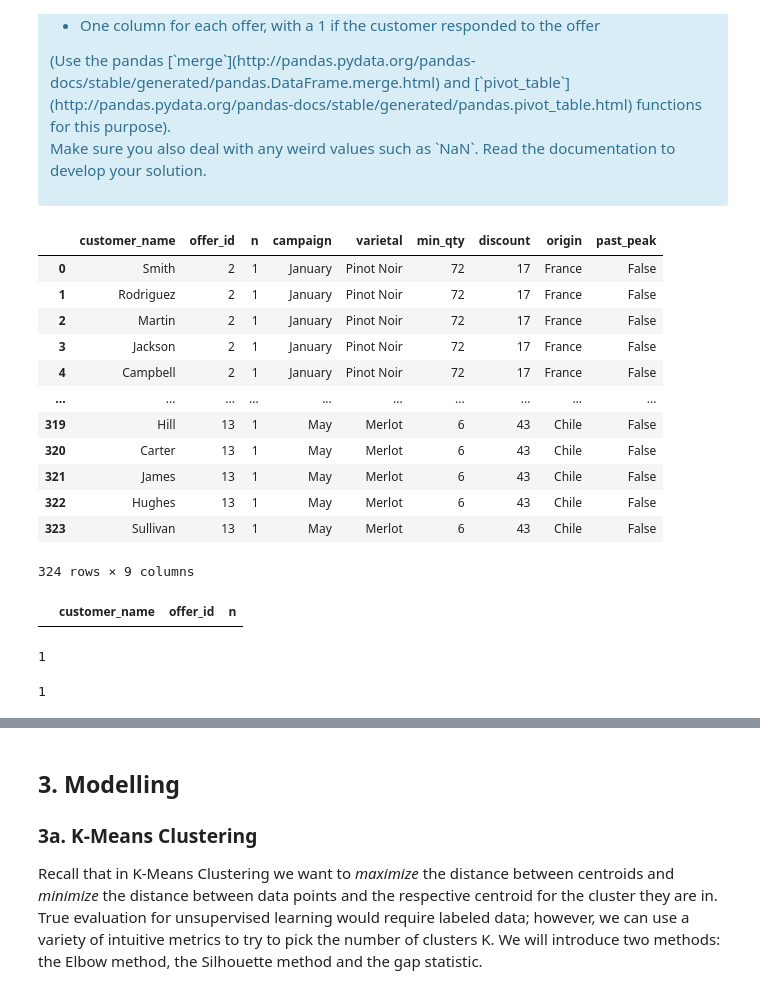
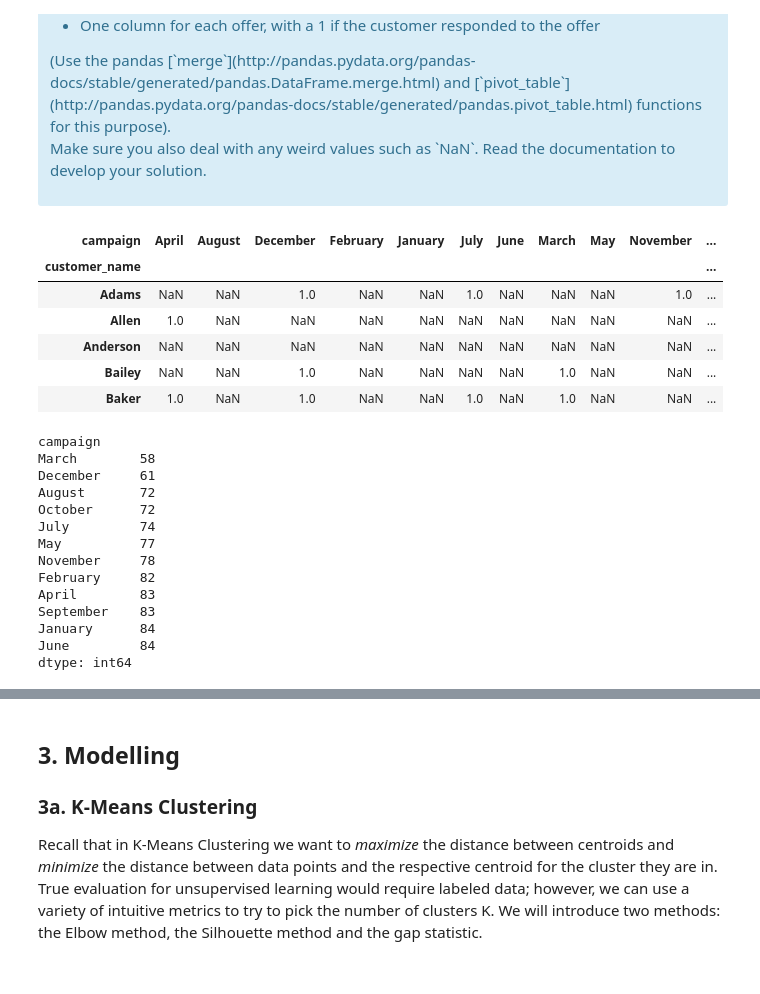
Before and after one commit to Kylehanna/Clustering_Case_Study, a Jupyter notebook: Clustering Case Study - Customer Segmentation with K-Means - Tier 3.ipynb, the cells around one changed output, grey strips where cells are left out. Cells and saved outputs as stored; diff of their text form; code cells hidden in the pictures.

```diff
--- a/Clustering Case Study - Customer Segmentation with K-Means - Tier 3.ipynb
+++ b/Clustering Case Study - Customer Segmentation with K-Means - Tier 3.ipynb
@@ -103,33 +103,32 @@ The first thing we need is a way to compare customers. To do this, we're going t
 # %%
 #your turn
 dfm = df_transactions.merge(df_offers, left_on='offer_id', right_on='offer_id')
-dfm
-#dfm = pd.pivot_table(dfm, values=....',fill_value=0)
+dfm = pd.pivot_table(dfm, values='n', index=['customer_name'], columns=['campaign'],aggfunc=np.sum)
+
+dfm.head()
 # %% [output]
-|  | customer_name | offer_id | n | campaign | varietal | min_qty | discount | origin | past_peak |
-| 0 | Smith | 2 | 1 | January | Pinot Noir | 72 | 17 | France | False |
-| 1 | Rodriguez | 2 | 1 | January | Pinot Noir | 72 | 17 | France | False |
-| 2 | Martin | 2 | 1 | January | Pinot Noir | 72 | 17 | France | False |
-| 3 | Jackson | 2 | 1 | January | Pinot Noir | 72 | 17 | France | False |
-| 4 | Campbell | 2 | 1 | January | Pinot Noir | 72 | 17 | France | False |
-| ... | ... | ... | ... | ... | ... | ... | ... | ... | ... |
-| 319 | Hill | 13 | 1 | May | Merlot | 6 | 43 | Chile | False |
-| 320 | Carter | 13 | 1 | May | Merlot | 6 | 43 | Chile | False |
-| 321 | James | 13 | 1 | May | Merlot | 6 | 43 | Chile | False |
-| 322 | Hughes | 13 | 1 | May | Merlot | 6 | 43 | Chile | False |
-| 323 | Sullivan | 13 | 1 | May | Merlot | 6 | 43 | Chile | False |
+| campaign | April | August | December | February | January | July | June | March | May | November | ... |
+| customer_name |  |  |  |  |  |  |  |  |  |  | ... |
+| Adams | NaN | NaN | 1.0 | NaN | NaN | 1.0 | NaN | NaN | NaN | 1.0 | ... |
+| Allen | 1.0 | NaN | NaN | NaN | NaN | NaN | NaN | NaN | NaN | NaN | ... |
+| Anderson | NaN | NaN | NaN | NaN | NaN | NaN | NaN | NaN | NaN | NaN | ... |
+| Bailey | NaN | NaN | 1.0 | NaN | NaN | NaN | NaN | 1.0 | NaN | NaN | ... |
+| Baker | 1.0 | NaN | 1.0 | NaN | NaN | 1.0 | NaN | 1.0 | NaN | NaN | ... |
-324 rows × 9 columns
-# %%
-df_transactions[df_transactions['n']!= 1]
-
-#Customers that did not respond to the offer would not be included in the transaction...or any dataset.
-# %% [output]
-|  | customer_name | offer_id | n |
-# %%
-df_transactions.isnull().value_counts().nunique()
-# %% [output]
-1
-# %%
-df_offers.isnull().value_counts().nunique()
-# %% [output]
-1
+# %%
+dfm.isnull().sum().sort_values()
+#dfm.isnull().sort_values(by=['offer_id'])
+# %% [output]
+campaign
+March        58
+December     61
+August       72
+October      72
+July         74
+May          77
+November     78
+February     82
+April        83
+September    83
+January      84
+June         84
+dtype: int64
```
Also changed, not shown: parts of 3 cells of this notebook.
